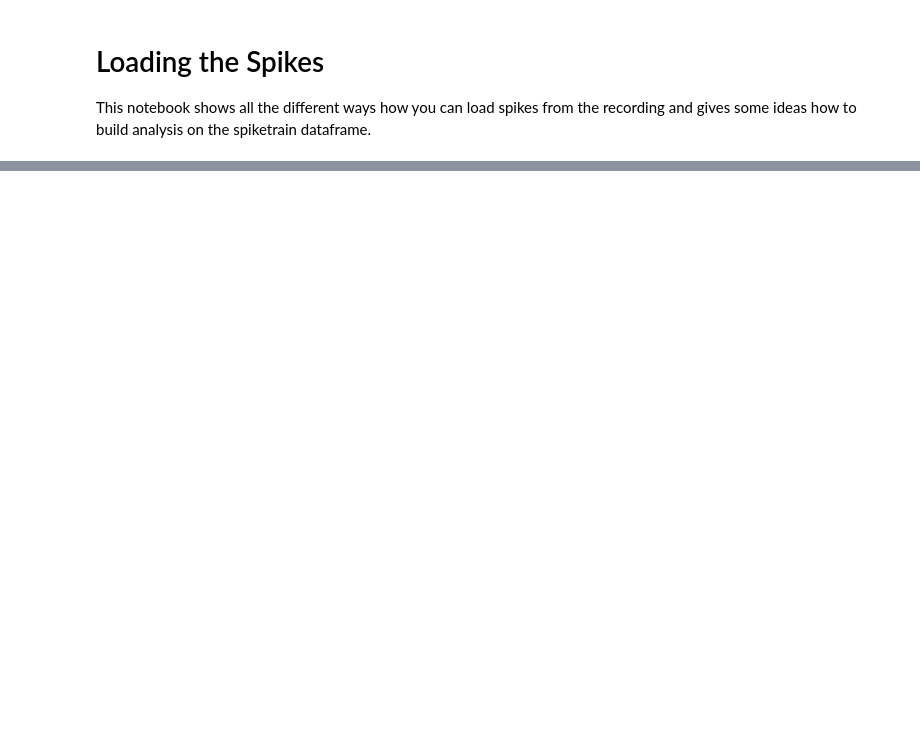
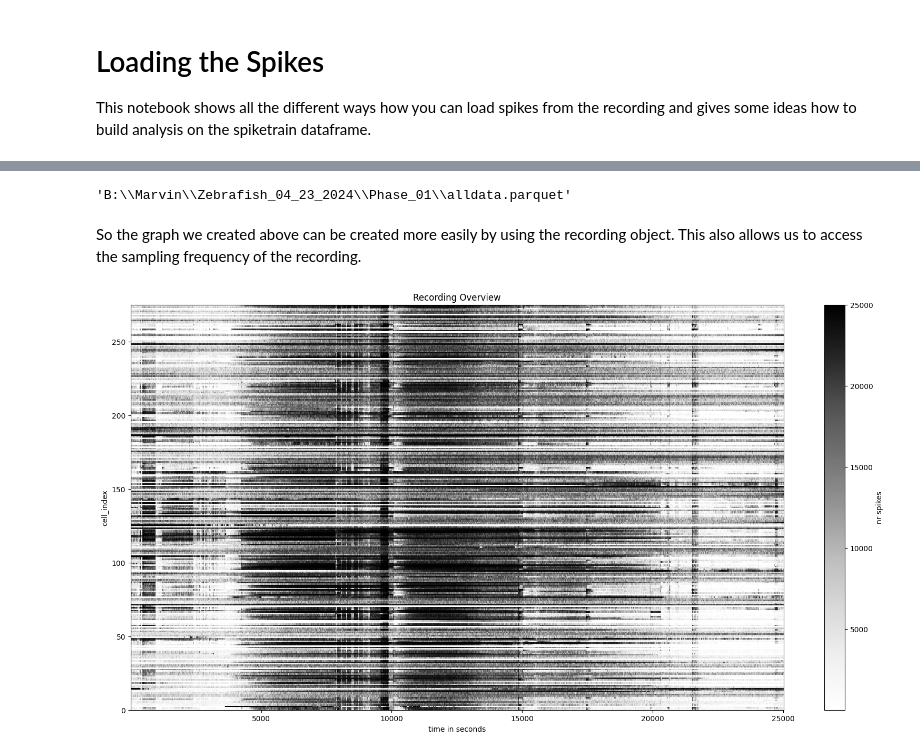
Before and after one commit to marvinseifert/polarspike, a Jupyter notebook: examples/Loading_spikes.ipynb, the cells around one changed output, grey strips where cells are left out. Cells and saved outputs as stored; diff of their text form; code cells hidden in the pictures; blank space fills up the shorter version.

```diff
--- a/examples/Loading_spikes.ipynb
+++ b/examples/Loading_spikes.ipynb
@@ -17,2 +46,11 @@ import plotly.express as px
 # %%
-recording = Overview.Recording.load(r"D:\Zebrafish_14_11_23\ks_sorted\overview")
+recording = Overview.Recording.load(r"B:\Marvin\Zebrafish_04_23_2024\Phase_01\overview")
+recording.parquet_path
+# %% [output]
+'B:\\Marvin\\Zebrafish_04_23_2024\\Phase_01\\alldata.parquet'
+# %% [markdown]
+So the graph we created above can be created more easily by using the recording object. This also allows us to access the sampling frequency of the recording.
+# %%
+fig, ax = recording_overview.spiketrains_from_file(recording.parquet_path, freq=recording.sampling_freq)
+# %% [output]
+[figure, added]
```
Also changed, not shown: parts of 92 cells of this notebook, 1 other file.
